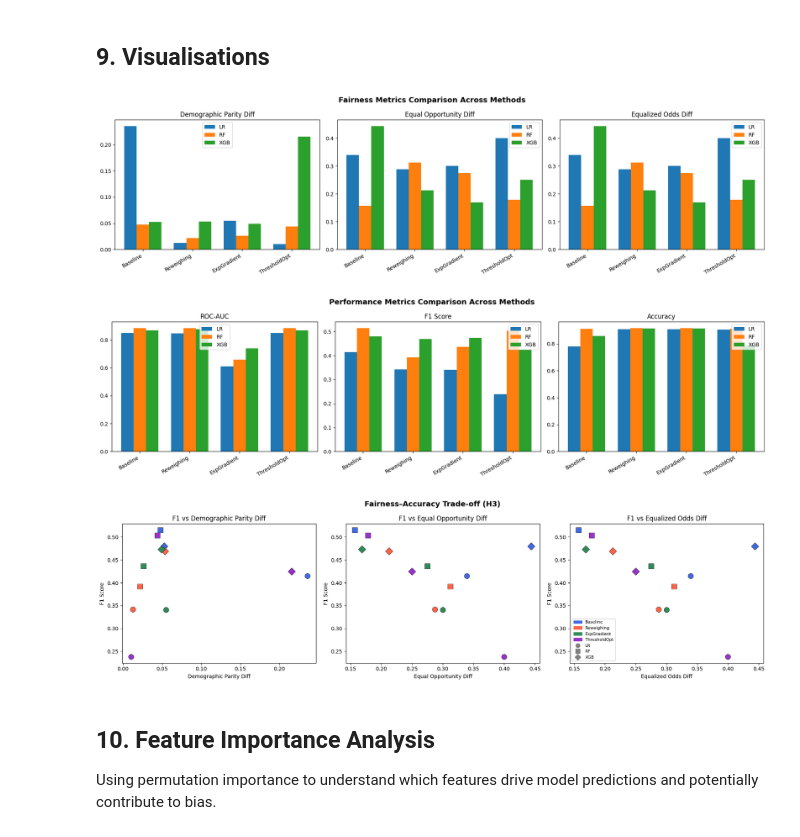
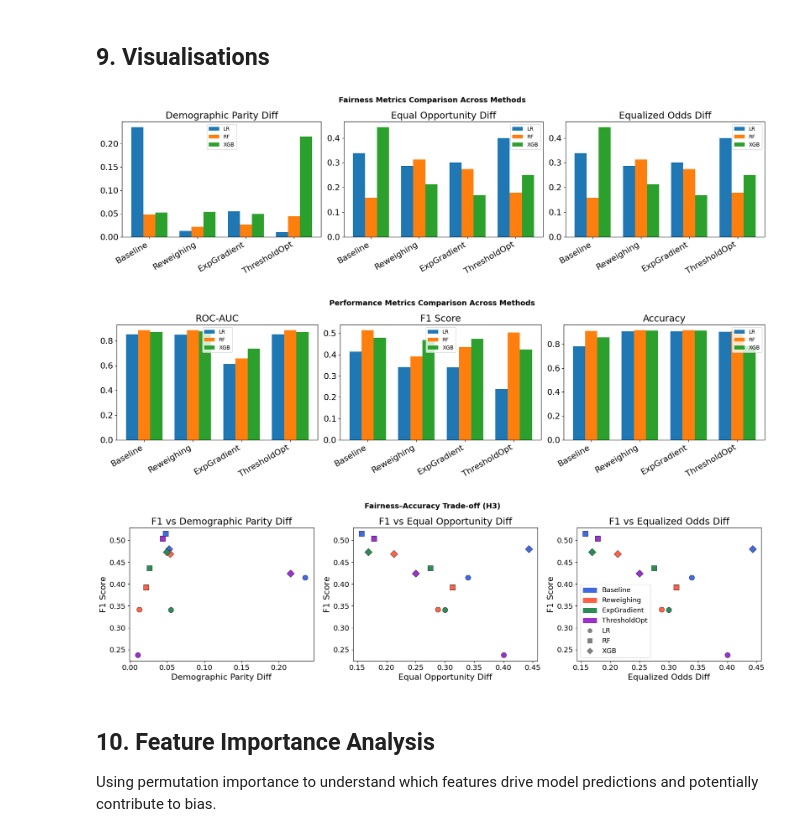
Before and after one commit to Pran-bho/Group-Research-Methods--Bias-and-Fairness, a Jupyter notebook: Fairness 2.ipynb, the cells around one changed output. Saved outputs shown, nothing was run; the diff lists cells and outputs as text; code cells hidden in the pictures.

```diff
--- a/Fairness 2.ipynb
+++ b/Fairness 2.ipynb
@@ -903,7 +906,7 @@ for model in ["LR", "RF", "XGB"]:
     # Rename dictionary for both print and heatmap
     rename_dict = {
         "dem_parity_diff": "Dem. Parity Diff",
-        "equalized_odds": "Equalized Odds",
+        "equalized_odds": "Equalised Odds",
         "fpr_gap": "FPR Gap",
         "fnr_gap": "FNR Gap",
         "roc_auc": "ROC-AUC",
@@ -969,14 +972,14 @@ for i, model in enumerate(["LR", "RF", "XGB"]):
                 # Determine text color based on background intensity
                 color = "white" if abs(color_values[row_idx, col_idx]) > vmax * 0.5 else "black"
                 ax.text(col_idx, row_idx, text, ha="center", va="center",
-                       fontsize=10, fontweight="bold", color=color)
+                       fontsize=16, fontweight="bold", color=color)
 
     ax.set_xticks(range(len(pivot.columns)))
-    ax.set_xticklabels(pivot.columns, rotation=35, ha="right", fontsize=11)
+    ax.set_xticklabels(pivot.columns, rotation=35, ha="right", fontsize=15)
     ax.set_yticks(range(len(pivot.index)))
     if i == 0:
-        ax.set_yticklabels(pivot.index, fontsize=11, fontweight="bold")
-    ax.set_title(model, fontweight="bold", fontsize=13)
+        ax.set_yticklabels(pivot.index, fontsize=15, fontweight="bold")
+    ax.set_title(model, fontweight="bold", fontsize=20)
 
     # Add a divider between fairness and performance metrics
     divider_y = len([m for m in pivot.index if m not in ["ROC-AUC", "F1 Score", "Accuracy"]]) - 0.5
@@ -1025,32 +1028,34 @@ Results saved to results2/ directory.
 # %%
 # Fairness Comparison Plot
 methods = results_df["method"].unique()
 models = ["LR", "RF", "XGB"]
 fairness_metrics = ["dem_parity_diff", "equal_opp_diff", "equalized_odds"]
 metric_labels = ["Demographic Parity Diff", "Equal Opportunity Diff", "Equalized Odds Diff"]
 
 fig, axes = plt.subplots(1, 3, figsize=(18, 5))
 fig.suptitle("Fairness Metrics Comparison Across Methods", fontweight="bold", fontsize=14)
 
 for ax, metric, label in zip(axes, fairness_metrics, metric_labels):
     x = np.arange(len(methods))
     width = 0.25
     for i, model in enumerate(models):
         vals = []
         for method in methods:
             subset = results_df[(results_df["method"] == method) & (results_df["model"] == model)]
             vals.append(subset[metric].values[0] if len(subset) > 0 else 0)
         ax.bar(x + i * width, vals, width, label=model)
-    ax.set_title(label)
+    ax.set_title(label, fontsize=18)
     ax.set_xticks(x + width)
-    ax.set_xticklabels(methods, rotation=30, ha="right")
+    ax.set_xticklabels(methods, fontsize=16, rotation=30, ha="right")
+    ax.tick_params(axis='y', labelsize=16)
     ax.legend()
+
 
 plt.tight_layout()
 plt.savefig("figures2/fairness_comparison.png", dpi=150, bbox_inches="tight")
 plt.show()
 # %% [output]
-[figure, old version]
+[figure, new version]
 # %%
 # Performance Comparison Plot
 perf_metrics = ["roc_auc", "f1", "accuracy"]
@@ -1068,18 +1073,19 @@ for ax, metric, label in zip(axes, perf_metrics, perf_labels):
             subset = results_df[(results_df["method"] == method) & (results_df["model"] == model)]
             vals.append(subset[metric].values[0] if len(subset) > 0 else 0)
         ax.bar(x + i * width, vals, width, label=model)
-    ax.set_title(label)
+    ax.set_title(label, fontsize=18)
     ax.set_xticks(x + width)
-    ax.set_xticklabels(methods, rotation=30, ha="right")
+    ax.set_xticklabels(methods, rotation=30, ha="right", fontsize=16)
+    ax.tick_params(axis='y', labelsize=16)
     ax.legend()
 
 plt.tight_layout()
 plt.savefig("figures2/performance_comparison.png", dpi=150, bbox_inches="tight")
 plt.show()
 # %% [output]
-[figure, old version]
+[figure, new version]
 # %%
-# Fairness-Accuracy Trade-off Plot
+# Fairness-accuracy trade-off plot
 colors = {
     "Baseline": "royalblue",
     "Reweighing": "tomato",
@@ -1099,20 +1105,21 @@ for ax, metric, label in zip(axes, fairness_metrics, metric_labels):
             marker=markers.get(row["model"], "o"),
             s=100, edgecolors="black", linewidths=0.5
         )
-    ax.set_xlabel(label)
-    ax.set_ylabel("F1 Score")
-    ax.set_title(f"F1 vs {label}")
+    ax.set_xlabel(label, fontsize=16)
+    ax.set_ylabel("F1 Score", fontsize=16)
+    ax.tick_params(axis='both', labelsize=14)
+    ax.set_title(f"F1 vs {label}", fontsize=18)
 
 # Legend
 method_handles = [mpatches.Patch(color=c, label=m) for m, c in colors.items()]
 model_handles = [mlines.Line2D([], [], color="gray", marker=mk, linestyle="None", markersize=8, label=m) for m, mk in markers.items()]
-axes[-1].legend(handles=method_handles + model_handles, loc="best", fontsize=8)
+axes[-1].legend(handles=method_handles + model_handles, loc="best", fontsize=13)
 
 plt.tight_layout()
 plt.savefig("figures2/tradeoff_curve.png", dpi=150, bbox_inches="tight")
 plt.show()
 # %% [output]
-[figure, old version]
+[figure, new version]
 # %% [markdown]
 ## 10. Feature Importance Analysis
 
```
Also changed, not shown: parts of 7 cells of this notebook, 10 other files.
